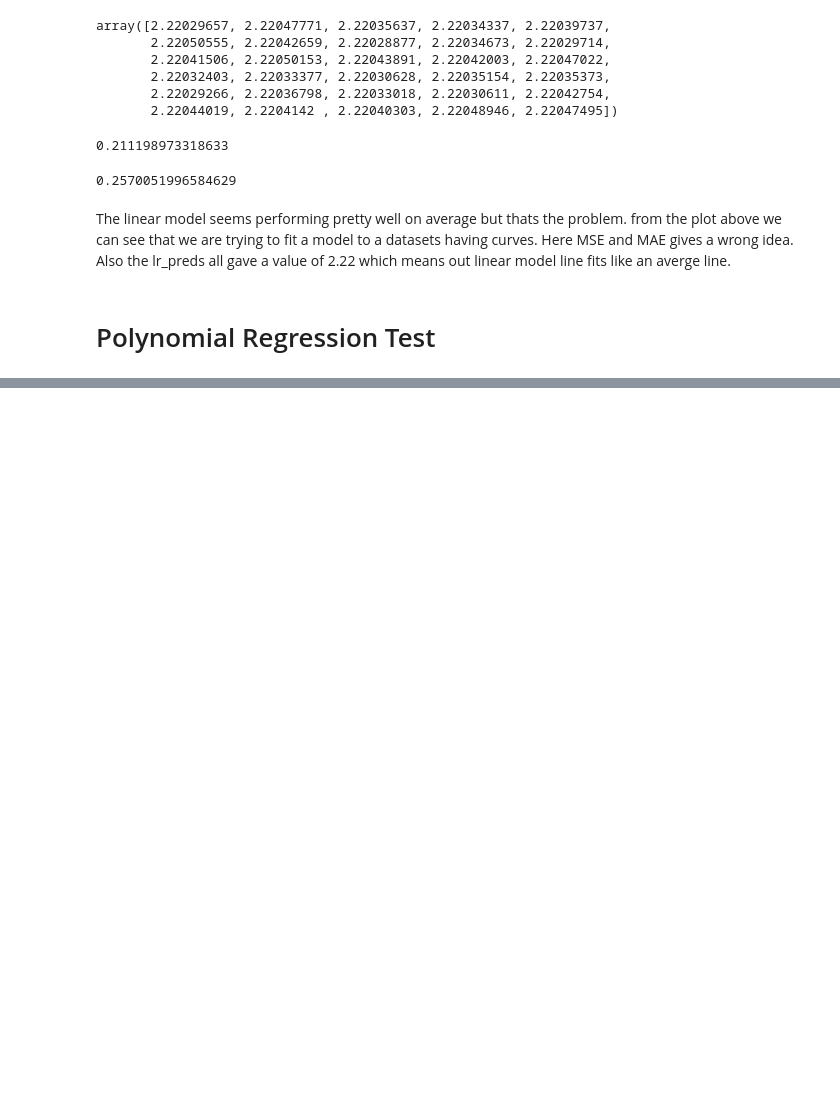
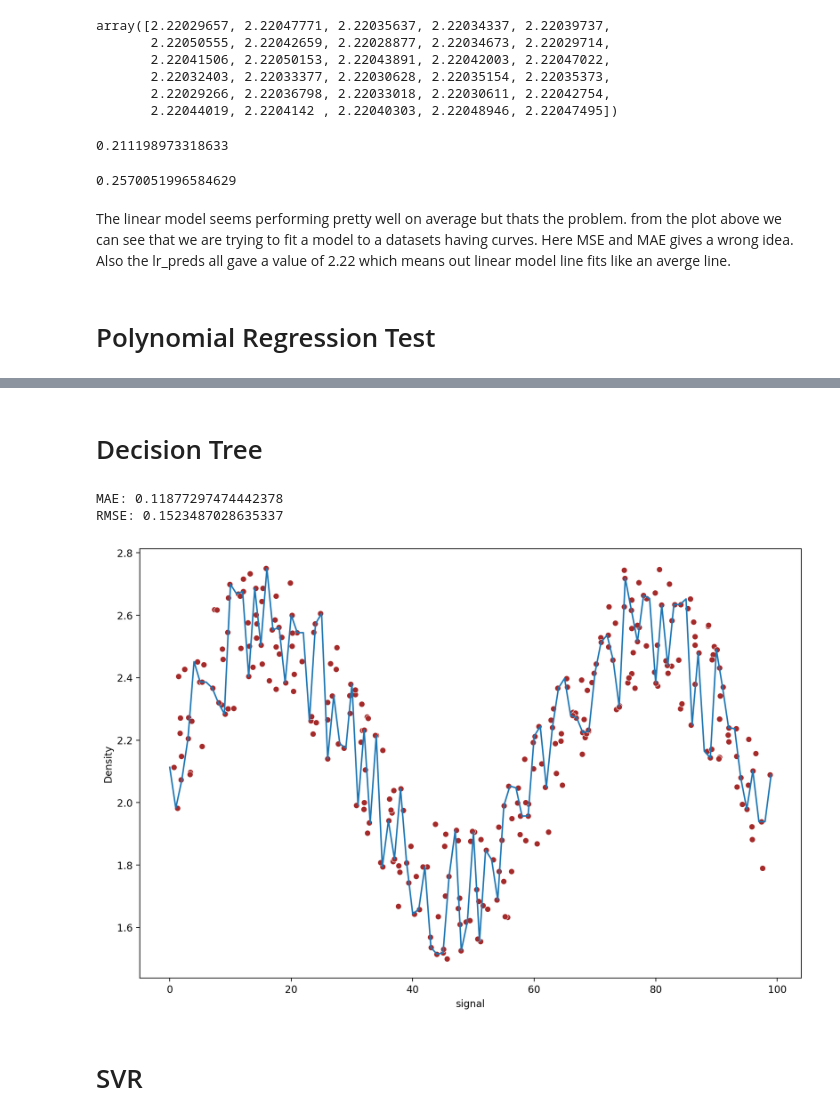
Before and after one commit to proton029/Non_linear_model_KNN, a Jupyter notebook: RandomForestRegression.ipynb, the cells around one changed output, grey strips where cells are left out. Saved outputs shown, nothing was run; the diff lists cells and outputs as text; code cells hidden in the pictures; blank space fills up the shorter version.

```diff
--- a/RandomForestRegression.ipynb
+++ b/RandomForestRegression.ipynb
@@ -104,0 +122,12 @@ df.shape
+# %% [markdown]
+# Decision Tree
+# %%
+from sklearn.tree import DecisionTreeRegressor
+model = DecisionTreeRegressor()
+run_model(model,X_train,y_train,X_test,y_test)
+# %% [output]
+MAE: 0.11877297474442378
+RMSE: 0.1523487028635337
+[figure, added]
+# %% [markdown]
+# SVR
```
Also changed, not shown: parts of 18 cells of this notebook.
